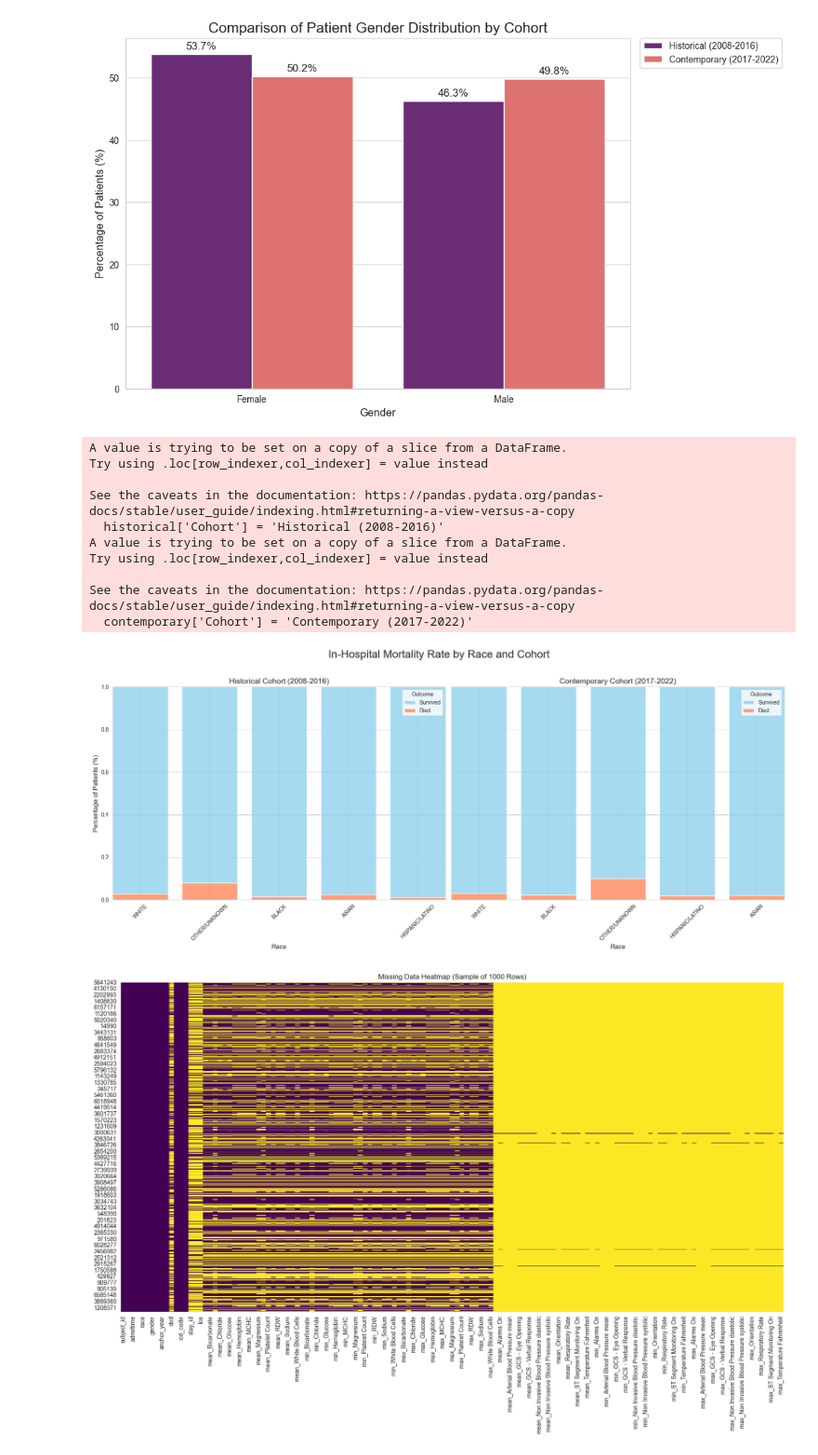
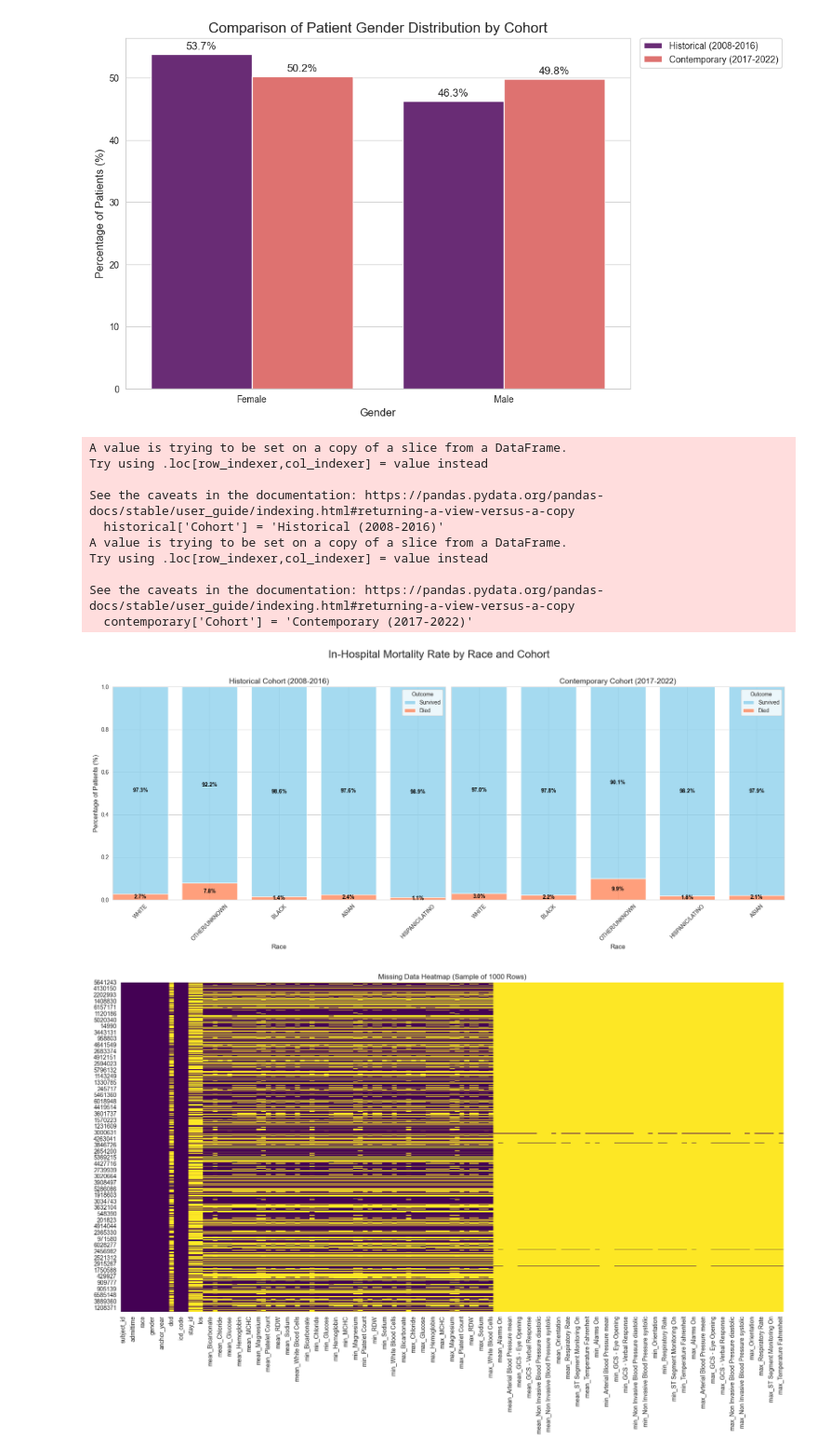
Before and after one commit to AshAninze/dissertation-fairness-ai, a Jupyter notebook: Code/eda.ipynb, the cells around one changed output. Shown at 93% size. Saved outputs shown, nothing was run; the diff lists cells and outputs as text; code cells hidden in the pictures.

Commit message:
added more visualisations

```diff
--- a/Code/eda.ipynb
+++ b/Code/eda.ipynb
@@ -400,8 +402,7 @@ combined_df = pd.concat([historical, contemporary])
 combined_df['Outcome'] = combined_df['hospital_expire_flag'].map({0: 'Survived', 1: 'Died'})
 
 
-# --- 2. Create the Visualization ---
-# We'll create two subplots side-by-side to compare the cohorts
+# two subplots side-by-side to compare the cohorts
 fig, axes = plt.subplots(1, 2, figsize=(18, 8), sharey=True)
 sns.set_style("whitegrid")
 
@@ -410,7 +411,7 @@ sns.histplot(
     data=combined_df[combined_df['Cohort'] == 'Historical (2008-2016)'],
     x='race_grouped',
     hue='Outcome',
-    multiple='fill',  # This creates the 100% stacked bar effect
+    multiple='fill',  # stacked bar
     stat='percent',
     shrink=0.8,
     ax=axes[0],
@@ -427,35 +428,42 @@ sns.histplot(
     x='race_grouped',
     hue='Outcome',
     multiple='fill',
     stat='percent',
     shrink=0.8,
     ax=axes[1],
     palette={'Survived': 'skyblue', 'Died': 'coral'}
 )
 axes[1].set_title('Contemporary Cohort (2017-2022)', fontsize=14)
 axes[1].set_xlabel('Race', fontsize=12)
 axes[1].set_ylabel('') # Hide y-axis label for the second plot for clarity
 axes[1].tick_params(axis='x', rotation=45)
 
+# Add Percentage Labels to Both Plots
+for ax in axes:
+    for container in ax.containers:
+        # Get the labels for each bar in the container
+        labels = [f'{h.get_height()*100:.1f}%' for h in container]
+        ax.bar_label(container, labels=labels, label_type='center', fontsize=10, color='black', weight='bold')
 
-# --- Final Touches ---
+
+# titles
 fig.suptitle('In-Hospital Mortality Rate by Race and Cohort', fontsize=20)
 plt.tight_layout(rect=[0, 0, 1, 0.96]) # Adjust layout to make room for suptitle
 
 # Save the plot
 plt.savefig('Images/outcome_by_race_comparison.png')
 # %% [output]
 A value is trying to be set on a copy of a slice from a DataFrame.
 Try using .loc[row_indexer,col_indexer] = value instead
 
 See the caveats in the documentation: https://pandas.pydata.org/pandas-docs/stable/user_guide/indexing.html#returning-a-view-versus-a-copy
   historical['Cohort'] = 'Historical (2008-2016)'
 A value is trying to be set on a copy of a slice from a DataFrame.
 Try using .loc[row_indexer,col_indexer] = value instead
 
 See the caveats in the documentation: https://pandas.pydata.org/pandas-docs/stable/user_guide/indexing.html#returning-a-view-versus-a-copy
   contemporary['Cohort'] = 'Contemporary (2017-2022)'
-[figure, old version]
+[figure, new version]
 # %%
 
 df_sample = df.sample(n=1000, random_state=1)
```
Also changed, not shown: parts of 8 cells of this notebook, 3 other files.
